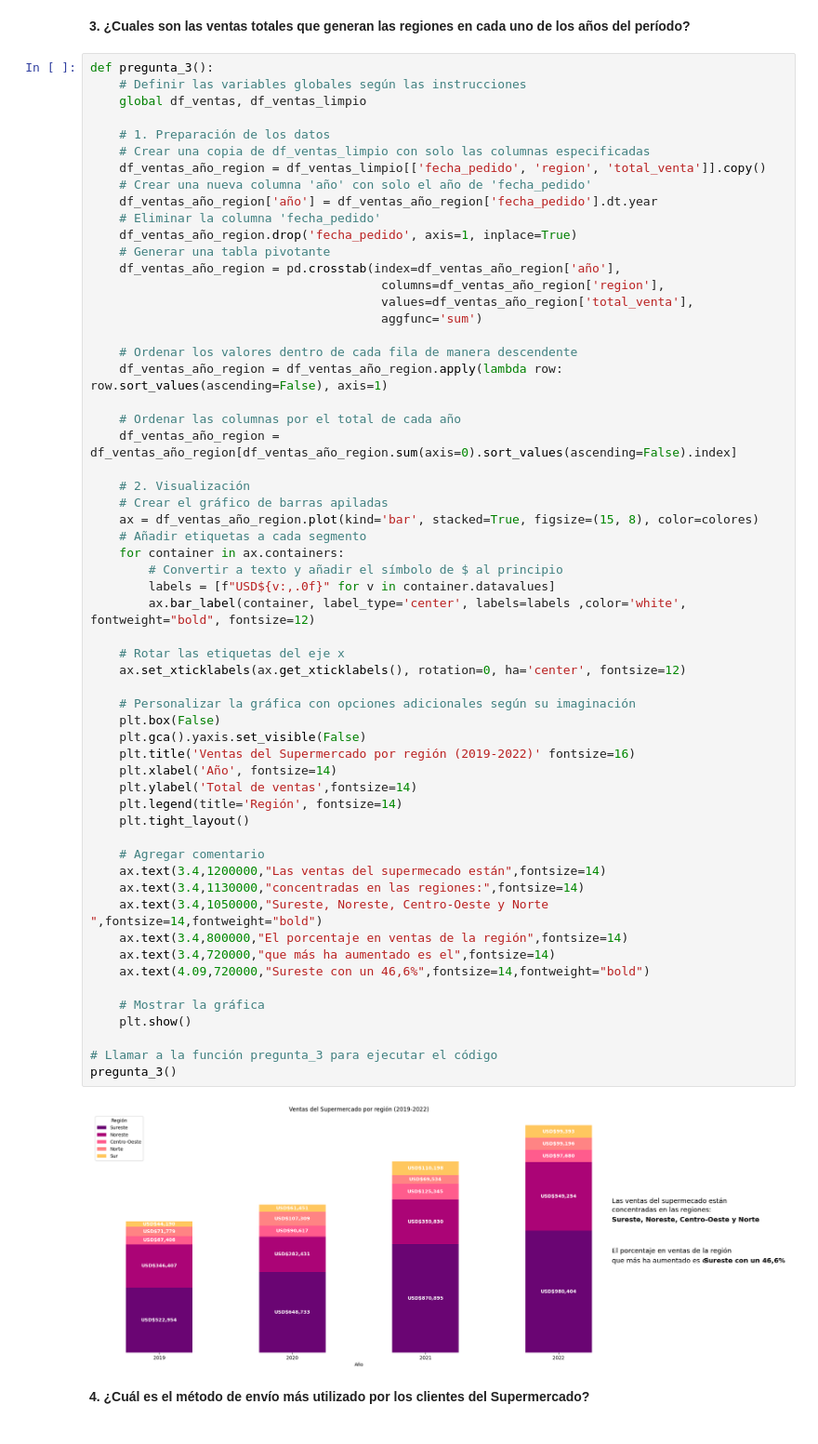
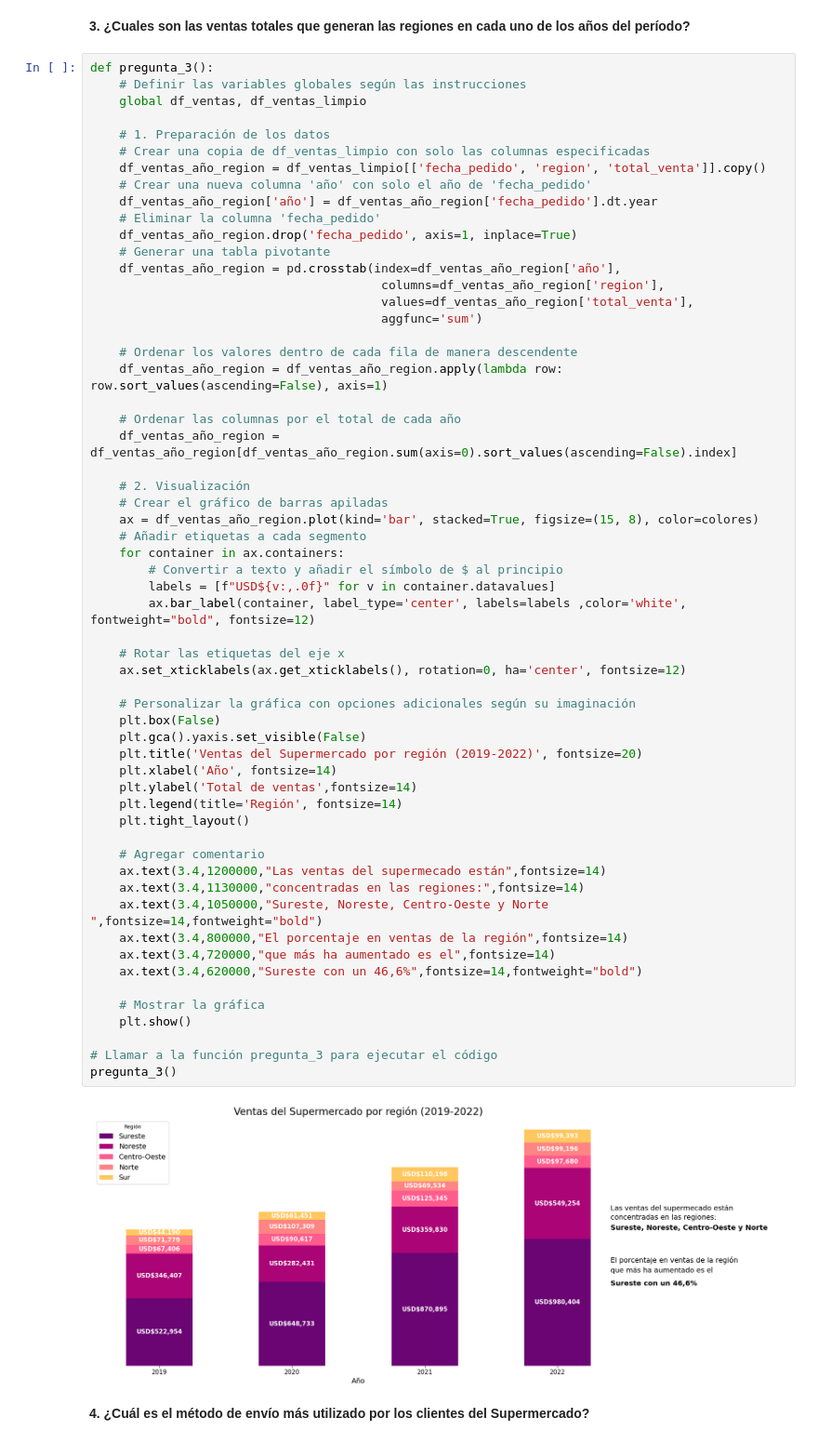
Before and after one commit to gabrielcz6/supermarketsalesanalysis, a Jupyter notebook: supermarketanalisis.ipynb, the cells around one changed output. Shown at 93% size. Cells and saved outputs as stored; diff of their text form.

```diff
--- a/supermarketanalisis.ipynb
+++ b/supermarketanalisis.ipynb
@@ -220,36 +220,36 @@ def pregunta_3():
     # Añadir etiquetas a cada segmento
     for container in ax.containers:
         # Convertir a texto y añadir el símbolo de $ al principio
         labels = [f"USD${v:,.0f}" for v in container.datavalues]
         ax.bar_label(container, label_type='center', labels=labels ,color='white', fontweight="bold", fontsize=12)
 
     # Rotar las etiquetas del eje x
     ax.set_xticklabels(ax.get_xticklabels(), rotation=0, ha='center', fontsize=12)
 
     # Personalizar la gráfica con opciones adicionales según su imaginación
     plt.box(False)
     plt.gca().yaxis.set_visible(False)
-    plt.title('Ventas del Supermercado por región (2019-2022)' fontsize=16)
+    plt.title('Ventas del Supermercado por región (2019-2022)', fontsize=20)
     plt.xlabel('Año', fontsize=14)
     plt.ylabel('Total de ventas',fontsize=14)
     plt.legend(title='Región', fontsize=14)
     plt.tight_layout()
 
     # Agregar comentario
     ax.text(3.4,1200000,"Las ventas del supermecado están",fontsize=14)
     ax.text(3.4,1130000,"concentradas en las regiones:",fontsize=14)
     ax.text(3.4,1050000,"Sureste, Noreste, Centro-Oeste y Norte       ",fontsize=14,fontweight="bold")
     ax.text(3.4,800000,"El porcentaje en ventas de la región",fontsize=14)
     ax.text(3.4,720000,"que más ha aumentado es el",fontsize=14)
-    ax.text(4.09,720000,"Sureste con un 46,6%",fontsize=14,fontweight="bold")
+    ax.text(3.4,620000,"Sureste con un 46,6%",fontsize=14,fontweight="bold")
 
     # Mostrar la gráfica
     plt.show()
 
 # Llamar a la función pregunta_3 para ejecutar el código
 pregunta_3()
 # %% [output]
-[figure, old version]
+[figure, new version]
 # %% [markdown]
 **4. ¿Cuál es el método de envío más utilizado por los clientes del Supermercado?**
 # %%
```
Also changed, not shown: 1 other file.
